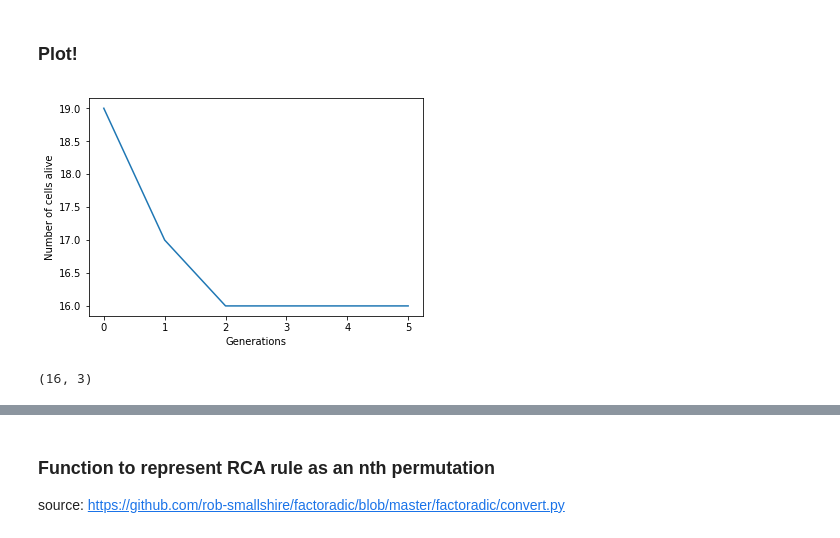
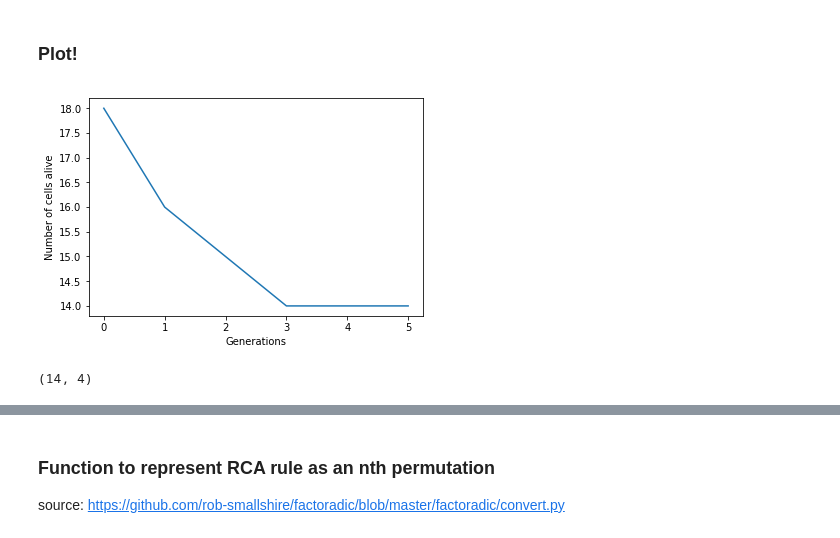
Before and after one commit to prat8897/DataCompression, a Jupyter notebook: Iter_GA-improvements.ipynb, the cells around one changed output, grey strips where cells are left out. Drawn from its saved outputs; the diff is of its cells as text; code cells hidden in the pictures.

```diff
--- a/Iter_GA-improvements.ipynb
+++ b/Iter_GA-improvements.ipynb
@@ -153,11 +153,11 @@ array([[ 6,  3,  5, 11, 10],
 def fitness(matrix, rule_list, supergeneration):
 
     if supergeneration%2:
-        keanu = margolus1(matrix, rule_list)
-        return count_alive1(keanu)
+        matrix3 = margolus1(matrix, rule_list)
+        return count_alive1(matrix3)
     else:
-        keanu = margolus2(matrix, rule_list)
-        return count_alive2(keanu)
+        matrix3 = margolus2(matrix, rule_list)
+        return count_alive2(matrix3)
     #return len(encode(''.join([str(i) for n in matrix3 for i in n])))
 
 def margolus1(matrix, rule_list):
@@ -167,7 +167,9 @@ def margolus1(matrix, rule_list):
     #Find config of the next gen of cell according to given RCA rule
     keanu = next_config(keanu, rule_list)
 
-    return keanu
+    #Convert back to binary true false matrix
+    matrix3 = convert_from_keanu(keanu)
+    return matrix3
 
 def margolus2(matrix, rule_list):
     matrix2 = margolus_shift1(matrix)
@@ -195,7 +197,7 @@ def count_alive1(matrix):
     counter = 0
     for i in k:
         for j in i:
-            if not j:
+            if j != 0:
                 counter += 1
 
     return counter
@@ -211,7 +213,7 @@ def count_alive2(matrix):
     counter = 0
     for i in k:
         for j in i:
-            if not j:
+            if j != 0:
                 counter += 1
 
     return counter
@@ -486,10 +511,10 @@ mutation_rate   = 0.05
 # %% [markdown]
 ### Plot!
 # %%
-genetic_algorithm_plot(10, 500, elite_size, mutation_rate, 6, 1)
+genetic_algorithm_plot(10, 500, 0.05, 0.04, 6, 1)
 # %% [output]
-[figure, old version]
+[figure, new version]
-(16, 3)
+(14, 4)
 # %%
 def genetic_algorithm_m(matrix, population_size, elite_size, mutation_rate, generations, supergeneration):
     population = initialise_population(population_size)
```
Also changed, not shown: parts of 13 cells of this notebook, 1 other file.
